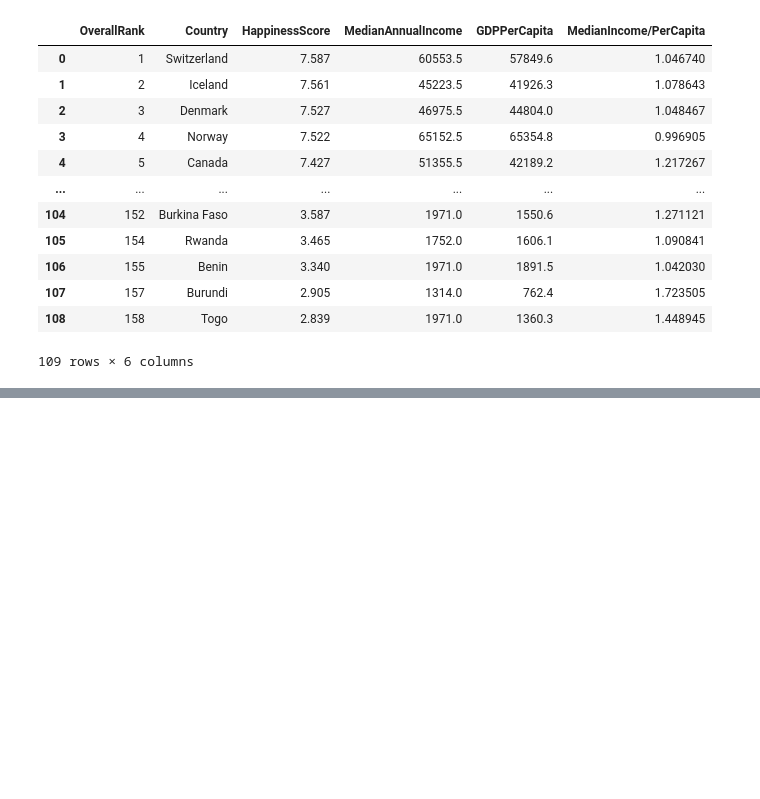
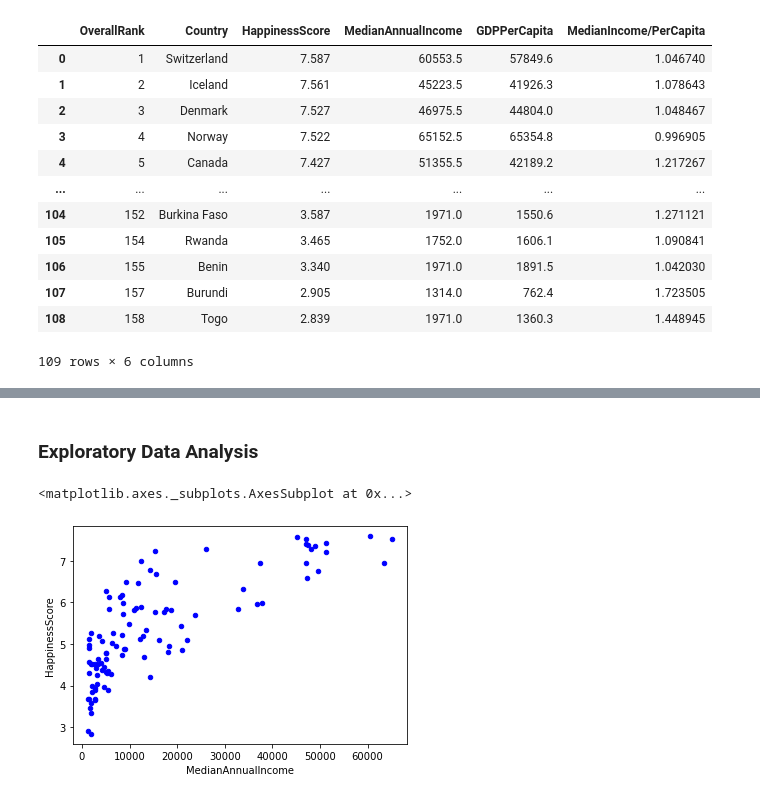
Before and after one commit to kevwang19/Coursera_Capstone, a Jupyter notebook: Data Science Capstone.ipynb, the cells around one changed output, grey strips where cells are left out. Cells and saved outputs as stored; diff of their text form; code cells hidden in the pictures; blank space fills up the shorter version.

```diff
--- a/Data Science Capstone.ipynb
+++ b/Data Science Capstone.ipynb
@@ -131,0 +124,8 @@ df8.head(50)
+# %% [markdown]
+### Exploratory Data Analysis
+# %%
+plot1 = df8.plot.scatter(x='MedianAnnualIncome', y='HappinessScore', c='Blue')
+plot1
+# %% [output]
+<matplotlib.axes._subplots.AxesSubplot at 0x...>
+[figure, added]
```
Also changed, not shown: parts of 14 cells of this notebook.
